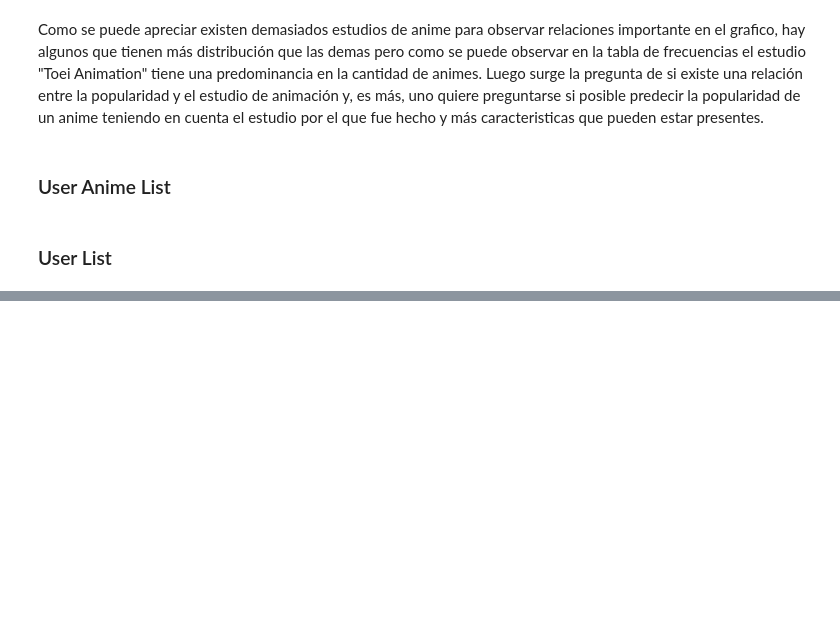
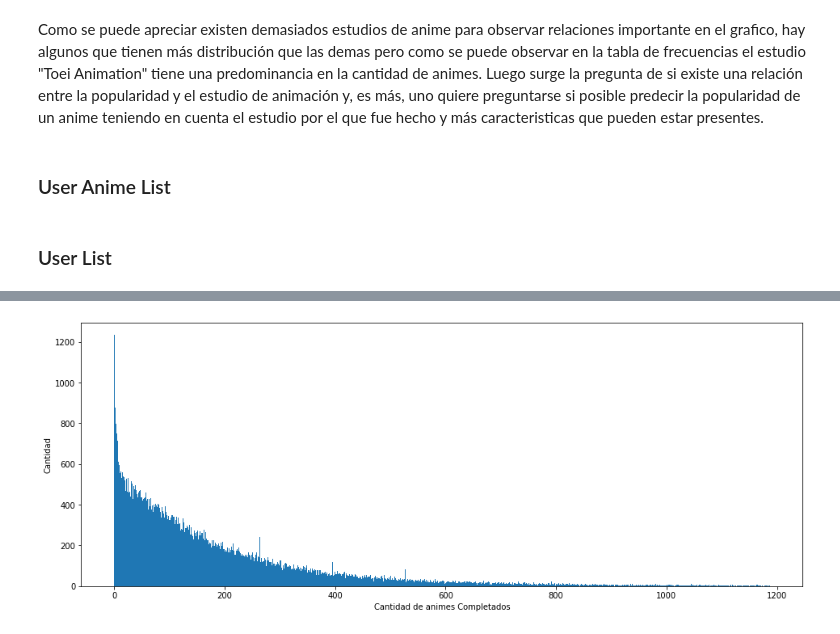
Before and after one commit to diegoolguinw/AnimeDataSet, a Jupyter notebook: Proyecto Mineria de Datos.ipynb, the cells around one changed output, grey strips where cells are left out. Cells and saved outputs as stored; diff of their text form; code cells hidden in the pictures; blank space fills up the shorter version.

```diff
--- a/Proyecto Mineria de Datos.ipynb
+++ b/Proyecto Mineria de Datos.ipynb
@@ -641,0 +832,11 @@ Como se puede apreciar existen demasiados estudios de anime para observar relaci
+# %%
+completedList = userList['user_completed'].tolist()
+completedList = sorted(completedList)[:len(completedList)-1000]
+
+plt.figure(figsize=(16,6))
+plt.hist(completedList,bins = 1178)
+plt.ylabel('Cantidad')
+plt.xlabel('Cantidad de animes Completados')
+plt.show()
+# %% [output]
+[figure, added]
```
Also changed, not shown: parts of 34 cells of this notebook, 2 other files.
